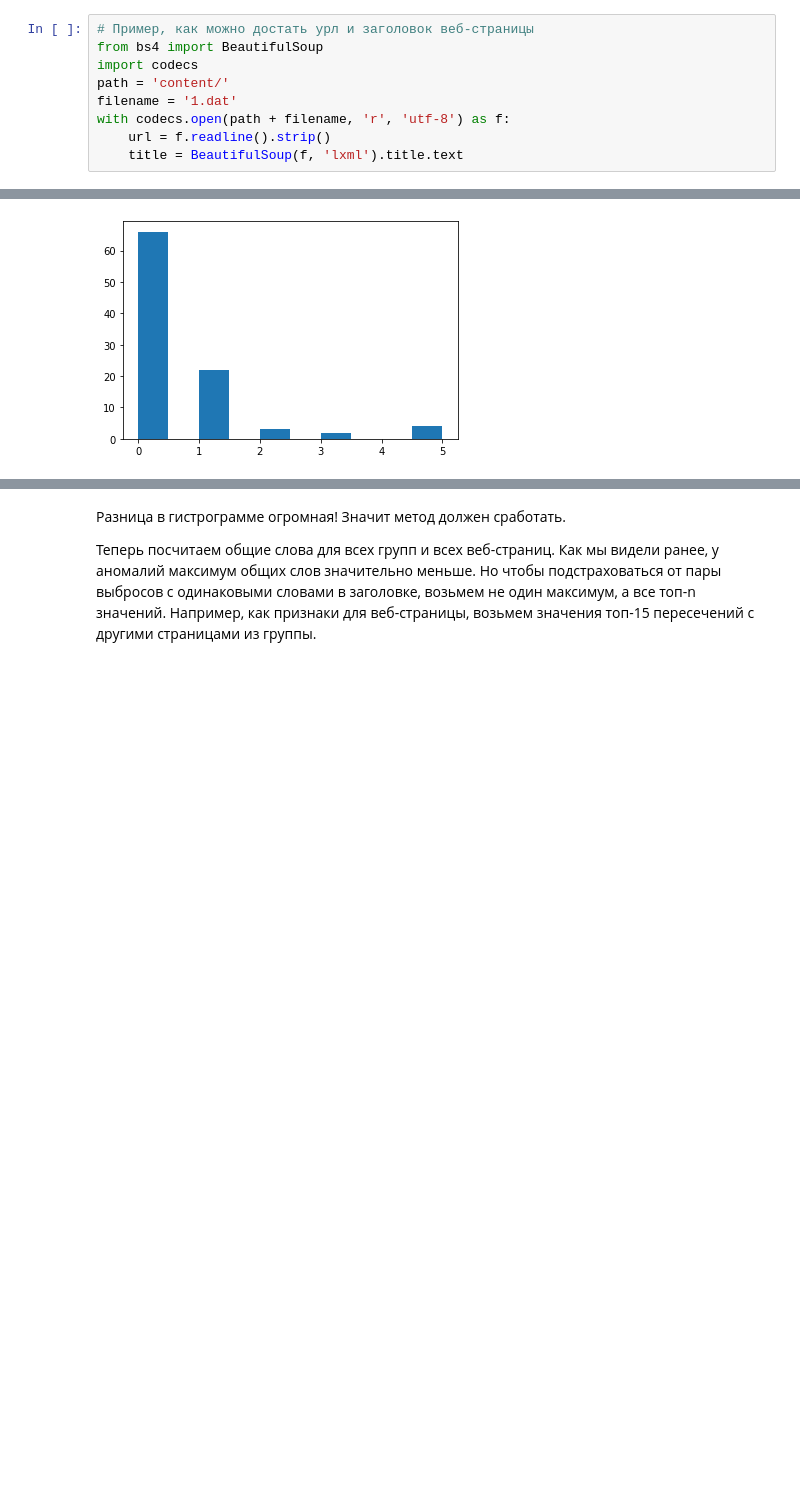
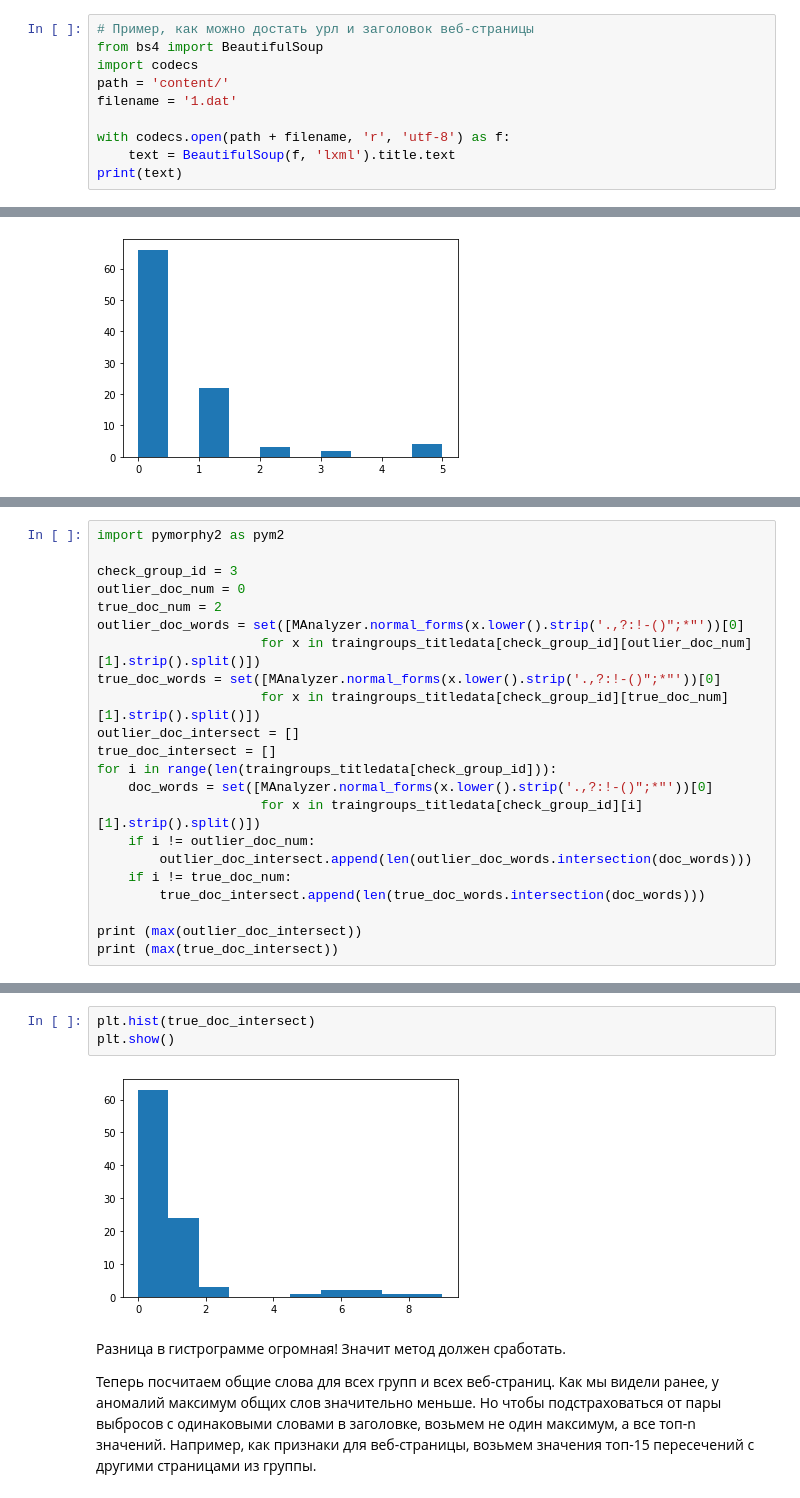
Before and after one commit to r-kasp/msu_ml_autumn2020, a Jupyter notebook: project/project.ipynb, the cells around one changed output, grey strips where cells are left out. Saved outputs shown, nothing was run; the diff lists cells and outputs as text; blank space fills up the shorter version.

```diff
--- a/project/project.ipynb
+++ b/project/project.ipynb
@@ -56,6 +56,7 @@ from bs4 import BeautifulSoup
 import codecs
 path = 'content/'
 filename = '1.dat'
+
 with codecs.open(path + filename, 'r', 'utf-8') as f:
-    url = f.readline().strip()
-    title = BeautifulSoup(f, 'lxml').title.text
+    text = BeautifulSoup(f, 'lxml').title.text
+print(text)
@@ -210,0 +220,22 @@ plt.show()
+# %%
+import pymorphy2 as pym2
+
+check_group_id = 3
+outlier_doc_num = 0
+true_doc_num = 2
+outlier_doc_words = set([MAnalyzer.normal_forms(x.lower().strip('.,?:!-()";*"'))[0]
+                     for x in traingroups_titledata[check_group_id][outlier_doc_num][1].strip().split()])
+true_doc_words = set([MAnalyzer.normal_forms(x.lower().strip('.,?:!-()";*"'))[0]
+                     for x in traingroups_titledata[check_group_id][true_doc_num][1].strip().split()])
+outlier_doc_intersect = []
+true_doc_intersect = []
+for i in range(len(traingroups_titledata[check_group_id])):
+    doc_words = set([MAnalyzer.normal_forms(x.lower().strip('.,?:!-()";*"'))[0]
+                     for x in traingroups_titledata[check_group_id][i][1].strip().split()])
+    if i != outlier_doc_num:
+        outlier_doc_intersect.append(len(outlier_doc_words.intersection(doc_words)))
+    if i != true_doc_num:
+        true_doc_intersect.append(len(true_doc_words.intersection(doc_words)))
+
+print (max(outlier_doc_intersect))
+print (max(true_doc_intersect))
@@ -211,3 +250,8 @@ plt.show()
+# %%
+plt.hist(true_doc_intersect)
+plt.show()
+# %% [output]
+[figure, added]
 # %% [markdown]
 Разница в гистрограмме огромная! Значит метод должен сработать.
 
```
Also changed, not shown: parts of 20 cells of this notebook.
